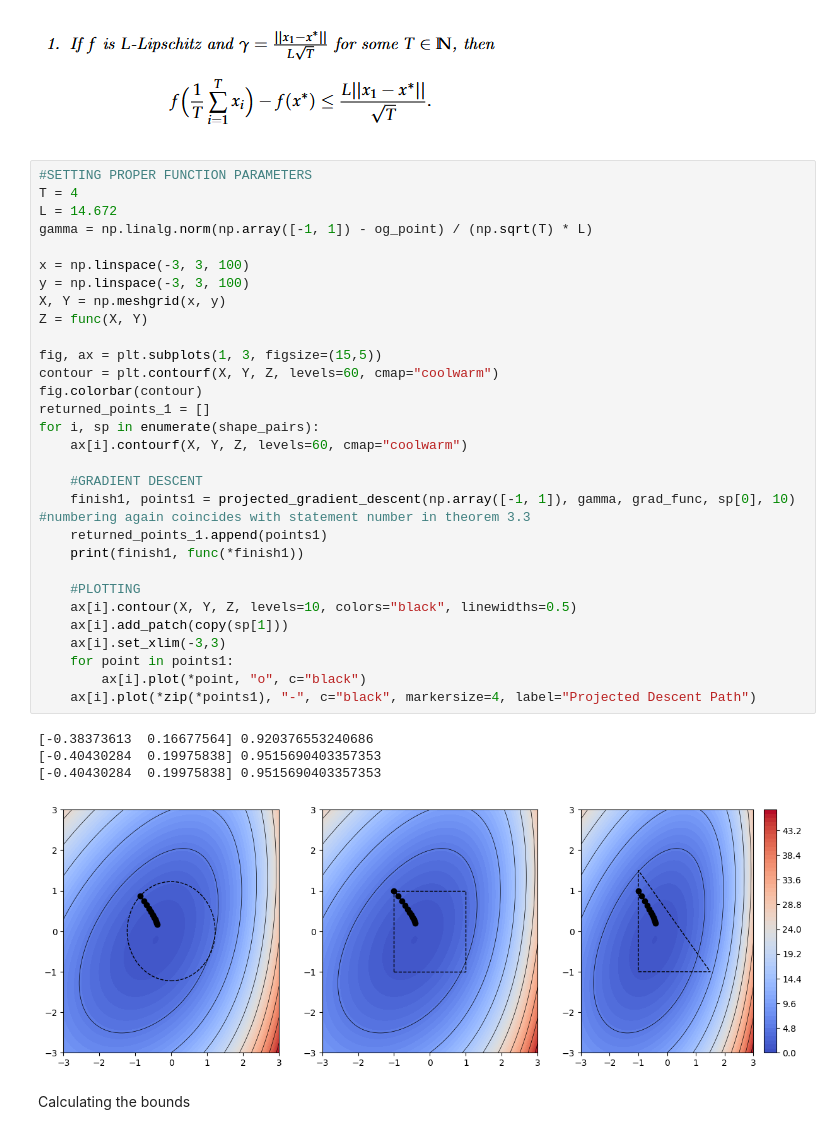
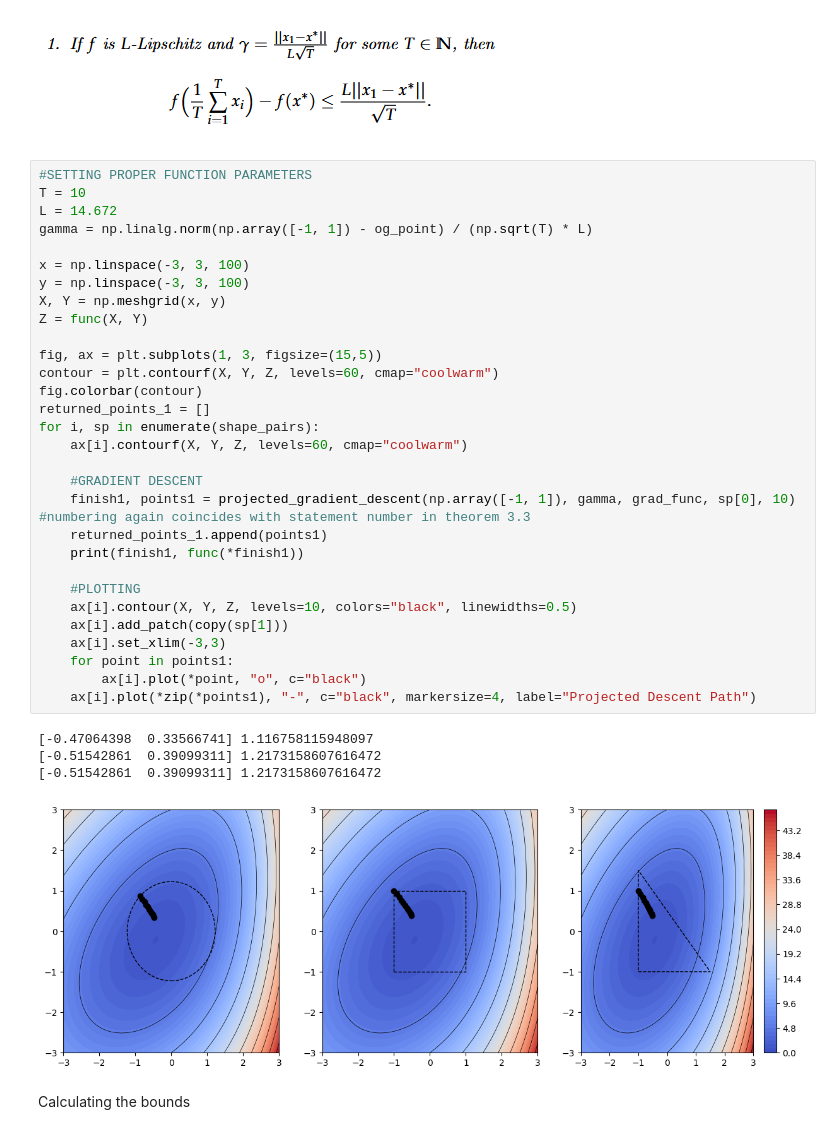
Before and after one commit to MatejVre/Gradient_Descent_Part_1, a Jupyter notebook: gradient_descent.ipynb, the cells around one changed output. Saved outputs shown, nothing was run; the diff lists cells and outputs as text.

```diff
--- a/gradient_descent.ipynb
+++ b/gradient_descent.ipynb
@@ -166,39 +166,39 @@ shape_pairs = [(project_onto_circle, plt.Circle((0, 0), np.sqrt(1.5), color='r',
 ![image-2.png](attachment:image-2.png)
 # %%
 #SETTING PROPER FUNCTION PARAMETERS
-T = 4
+T = 10
 L = 14.672
 gamma = np.linalg.norm(np.array([-1, 1]) - og_point) / (np.sqrt(T) * L)
 
 x = np.linspace(-3, 3, 100)
 y = np.linspace(-3, 3, 100)
 X, Y = np.meshgrid(x, y)
 Z = func(X, Y)
 
 fig, ax = plt.subplots(1, 3, figsize=(15,5))
 contour = plt.contourf(X, Y, Z, levels=60, cmap="coolwarm")
 fig.colorbar(contour)
 returned_points_1 = []
 for i, sp in enumerate(shape_pairs):
     ax[i].contourf(X, Y, Z, levels=60, cmap="coolwarm")
 
     #GRADIENT DESCENT
     finish1, points1 = projected_gradient_descent(np.array([-1, 1]), gamma, grad_func, sp[0], 10) #numbering again coincides with statement number in theorem 3.3
     returned_points_1.append(points1)
     print(finish1, func(*finish1))
 
     #PLOTTING
     ax[i].contour(X, Y, Z, levels=10, colors="black", linewidths=0.5)
     ax[i].add_patch(copy(sp[1]))
     ax[i].set_xlim(-3,3)
     for point in points1:
         ax[i].plot(*point, "o", c="black")
     ax[i].plot(*zip(*points1), "-", c="black", markersize=4, label="Projected Descent Path")
 # %% [output]
-[-0.38373613  0.16677564] 0.920376553240686
-[-0.40430284  0.19975838] 0.9515690403357353
-[-0.40430284  0.19975838] 0.9515690403357353
+[-0.47064398  0.33566741] 1.116758115948097
+[-0.51542861  0.39099311] 1.2173158607616472
+[-0.51542861  0.39099311] 1.2173158607616472
-[figure, old version]
+[figure, new version]
 # %% [markdown]
 Calculating the bounds
 # %%
```
Also changed, not shown: parts of 9 cells of this notebook.
